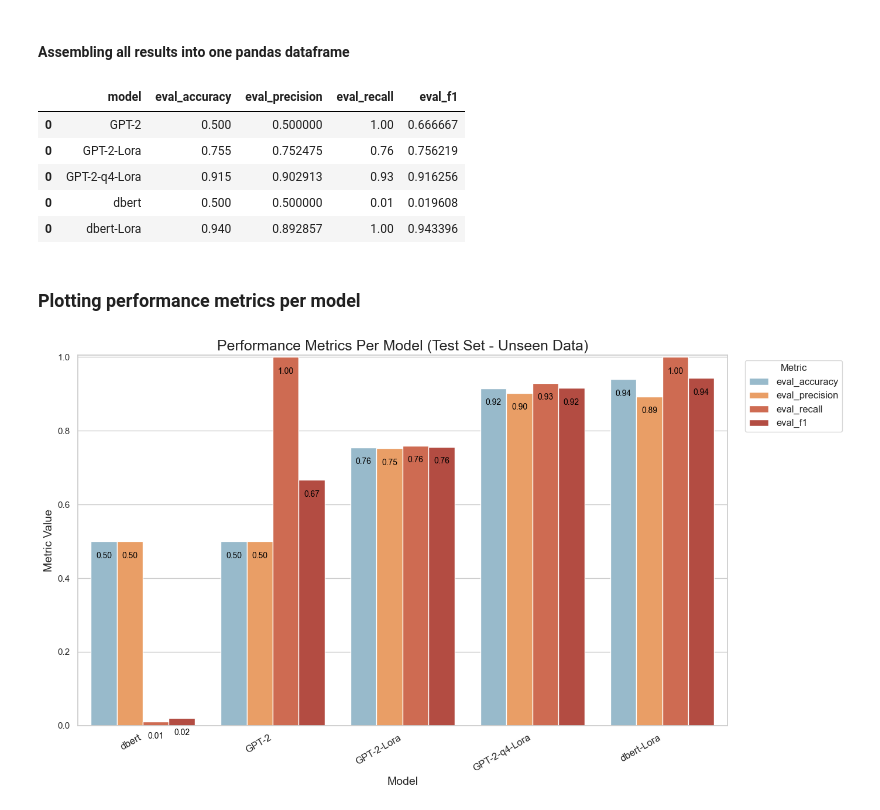
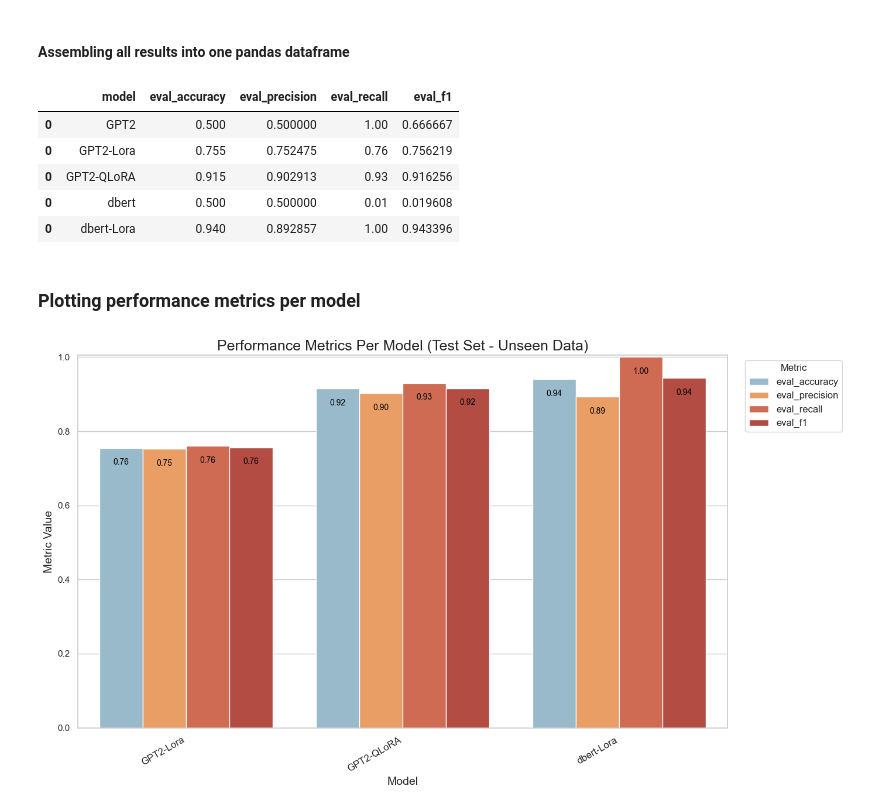
Before and after one commit to vtsou359/Lightweight_FineTuning_FoundationModel, a Jupyter notebook: comparing_models.ipynb, the cells around one changed output. Drawn from its saved outputs; the diff is of its cells as text; code cells hidden in the pictures.

```diff
--- a/comparing_models.ipynb
+++ b/comparing_models.ipynb
@@ -313,7 +313,7 @@ gpt2_lora_results, gpt2_lora_trainer = \
 	evaluate_model_hf(gpt2_peft_model, tokenized_dataset_gpt2, tokenizer_gpt2)
 
 gpt2_lora_results = pd.DataFrame([gpt2_lora_results])
-gpt2_lora_results['model'] = 'GPT-2-Lora'
+gpt2_lora_results['model'] = 'GPT2-Lora'
 
 gpt2_lora_results
 # %% [output]
@@ -341,7 +341,7 @@ gpt2q4_lora_results, gpt2q4_lora_trainer = \
 	evaluate_model_hf(gpt2q4_peft_model, tokenized_dataset_gpt2, tokenizer_gpt2)
 
 gpt2q4_lora_results = pd.DataFrame([gpt2q4_lora_results])
-gpt2q4_lora_results['model'] = 'GPT-2-q4-Lora'
+gpt2q4_lora_results['model'] = 'GPT2-QLoRA'
 
 gpt2q4_lora_results
 # %% [output]
@@ -426,32 +426,38 @@ all_results = pd.concat([gpt2_results,
                          dbert_results,
                          dbert_lora_results])
 
+finetuned_results = pd.concat([gpt2_lora_results,gpt2q4_lora_results,dbert_lora_results])
+
+
+
 all_results[['model', 'eval_accuracy','eval_precision','eval_recall','eval_f1']]
 # %% [output]
 |  | model | eval_accuracy | eval_precision | eval_recall | eval_f1 |
-| 0 | GPT-2 | 0.500 | 0.500000 | 1.00 | 0.666667 |
-| 0 | GPT-2-Lora | 0.755 | 0.752475 | 0.76 | 0.756219 |
-| 0 | GPT-2-q4-Lora | 0.915 | 0.902913 | 0.93 | 0.916256 |
+| 0 | GPT2 | 0.500 | 0.500000 | 1.00 | 0.666667 |
+| 0 | GPT2-Lora | 0.755 | 0.752475 | 0.76 | 0.756219 |
+| 0 | GPT2-QLoRA | 0.915 | 0.902913 | 0.93 | 0.916256 |
 | 0 | dbert | 0.500 | 0.500000 | 0.01 | 0.019608 |
 | 0 | dbert-Lora | 0.940 | 0.892857 | 1.00 | 0.943396 |
 # %% [markdown]
 ### Plotting performance metrics per model
 # %%
+used_df = finetuned_results
+
 # Add a new column for the average of eval_accuracy and eval_f1
-all_results['avg_acc_f1'] = (all_results['eval_accuracy'] + all_results['eval_f1']) / 2
+used_df['avg_acc_f1'] = (used_df['eval_accuracy'] + used_df['eval_f1']) / 2
 
 # Sort the DataFrame by the average column
-all_results = all_results.sort_values(by = 'avg_acc_f1', ascending = True)
+used_df = used_df.sort_values(by = 'avg_acc_f1', ascending = True)
 
 # Drop the average column if it's not needed for plotting
-all_results = all_results.drop(columns = ['avg_acc_f1'])
+used_df = used_df.drop(columns = ['avg_acc_f1'])
 
 # Melting the DataFrame for easier plotting with Seaborn
-melted_results = all_results.melt(id_vars = 'model',
-                                  value_vars = ['eval_accuracy', 'eval_precision', 'eval_recall', 'eval_f1'],
-                                  var_name = 'metric',
-                                  value_name = 'value'
-                                  )
+melted_results = used_df.melt(id_vars = 'model',
+                              value_vars = ['eval_accuracy', 'eval_precision', 'eval_recall', 'eval_f1'],
+                              var_name = 'metric',
+                              value_name = 'value'
+                              )
 
 # Set Seaborn style and define a custom palette
 sns.set_theme(style = "whitegrid")
@@ -461,31 +467,31 @@ palette = sns.color_palette(["#8FBDD3", "#FF9B50", "#E25E3E", "#C63D2F"])
 plt.figure(figsize = (14, 8))
 barplot = sns.barplot(data = melted_results,
                       x = 'model',
                       y = 'value',
                       hue = 'metric',
                       palette = palette
                       )
 
 # Add metric values inside the bars
 for bar, value in zip(barplot.patches, melted_results['value']):
 	text_x = bar.get_x() + bar.get_width() / 2  # Center the text in the bar
 	text_y = bar.get_height()  # Position at the top of the bar
 	barplot.text(text_x, text_y - 0.05, f'{value:.2f}', ha = 'center', va = 'bottom', color = 'black', fontsize = 10)
 
 # Customizations
 plt.title('Performance Metrics Per Model (Test Set - Unseen Data)', fontsize = 18)
 plt.xlabel('Model', fontsize = 14)
 plt.ylabel('Metric Value', fontsize = 14)
 plt.xticks(rotation = 30, ha = 'right', fontsize = 12)
 
 # Move the legend outside the plot
 plt.legend(title = 'Metric', fontsize = 12, bbox_to_anchor = (1.02, 1), loc = 'upper left')
 
 # Adjust the y-axis to make space for values
 plt.ylim(0, 1.005)  # Metrics range slightly above 1 for better visibility of text
 plt.tight_layout()
 
 # Show the plot
 plt.show()
 # %% [output]
-[figure, old version]
+[figure, new version]
```
Also changed, not shown: parts of 5 cells of this notebook, 1 other file.
